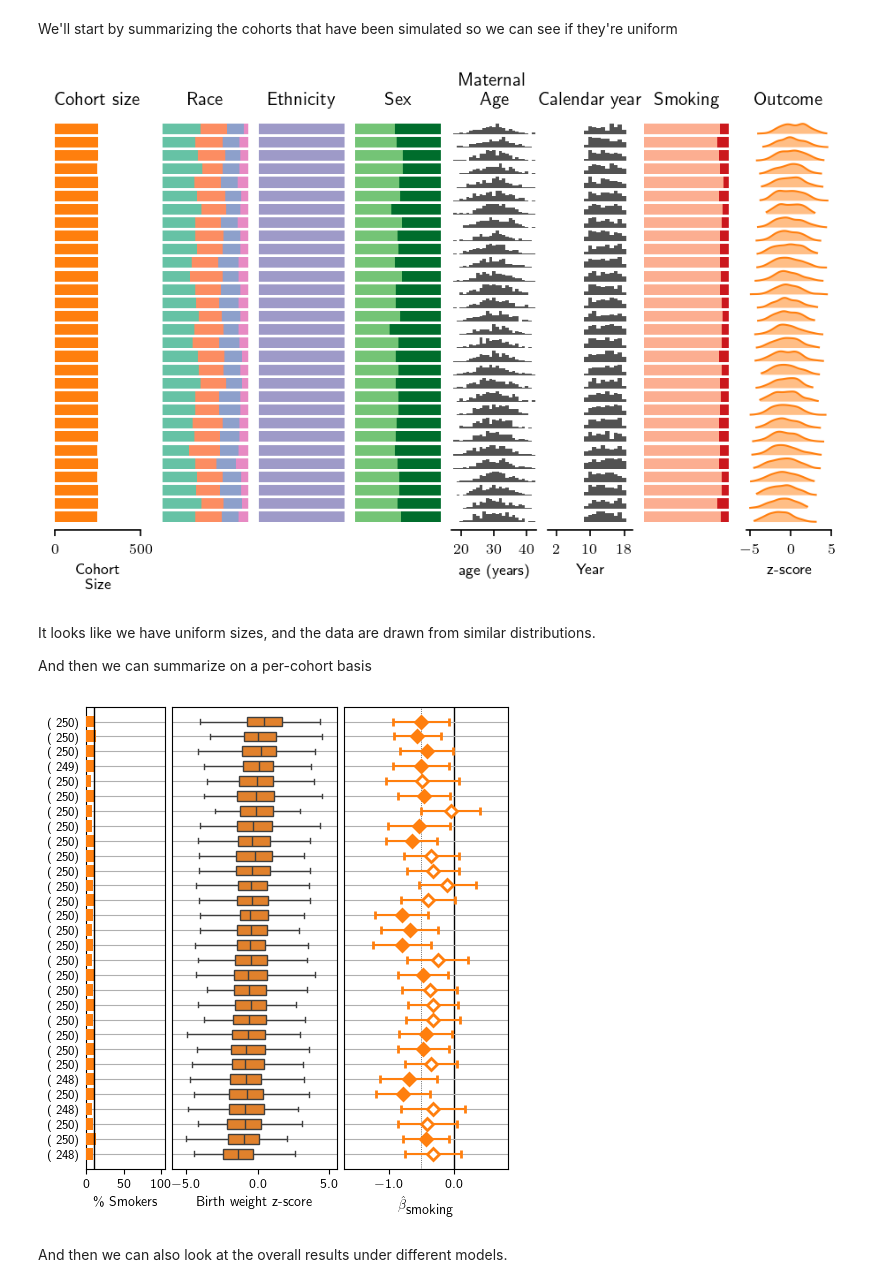
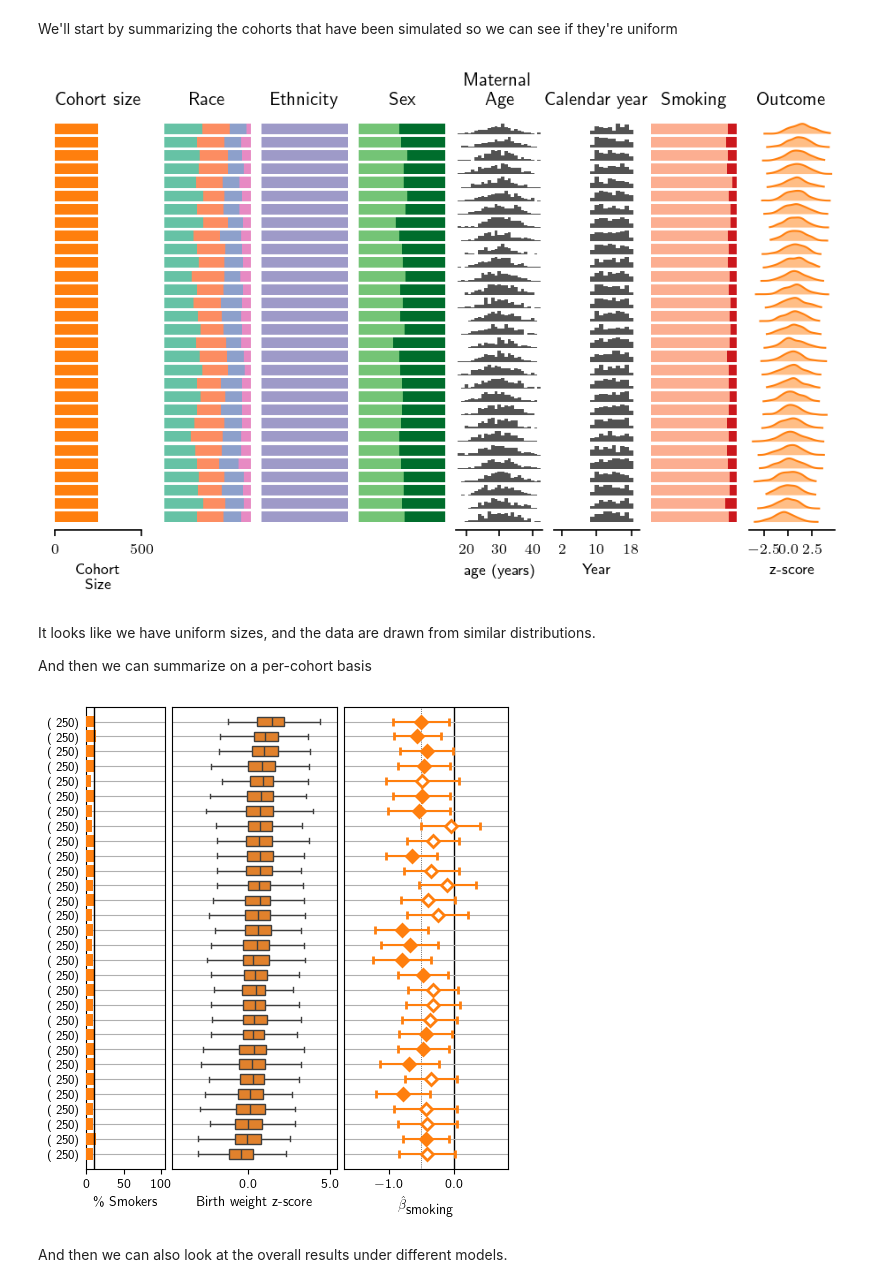
Before and after one commit to jwdebelius/theseus-autopsy, a Jupyter notebook: ipynb/Simulations.ipynb, the cells around one changed output. Saved outputs shown, nothing was run; the diff lists cells and outputs as text; code cells hidden in the pictures.

```diff
--- a/ipynb/Simulations.ipynb
+++ b/ipynb/Simulations.ipynb
@@ -284,10 +285,10 @@ For the outcome, we'll start with a set of confounders. These are coded based on
 slopes = pd.Series({
     'Intercept': 0,
     'C(sex)[T.1]': 0.5,
-     'C(race)[T.1]': -2,
-     'C(race)[T.2]': -2,
-     'C(race)[T.3]': 1,
-     'C(ethnicity)[T.1]': -0.25,
+     'C(race)[T.1]': -0.5,
+     'C(race)[T.2]': 0.5,
+     'C(race)[T.3]': 0.75,
+     'C(ethnicity)[T.1]': 0.25,
      'year': -0.025,
      'm_age': 0.025,
 })
@@ -335,7 +336,7 @@ To be able to have an interclass correlation, we add a random  error term for th
 
 There's a pre-written function, `convert_icc_to_g_var_no_slope` which converts a seed ICC to an appropriate $\sigma^{2}_{cohort}$ value.
 # %%
-goal_iccs = [0, 0.005, 0.01, 0.05, 0.1, 0.15, 0.4, 0.7, 0.9]
+goal_iccs = [0, 0.005, 0.01, 0.025, 0.05, 0.1, 0.15, 0.2, 0.4, 0.7, 0.9, 0.99]
 
 seed_var = {icc: bw_ana.convert_icc_to_g_var_no_slope(icc)
             for icc in goal_iccs}
@@ -628,7 +632,7 @@ fig00a = plt.figure(dpi=150, constrained_layout=True, figsize=(6, 4))
 exp_plots.summarize_simulated_cohorts(fig00a, example_data00)
 fig00a
 # %% [output]
-[figure, old version]
+[figure, new version]
 # %% [markdown]
 It looks like we have uniform sizes, and the data are drawn from similar distributions.
 
@@ -637,13 +641,13 @@ And then we can summarize on a per-cohort basis
 left, right, main_lims, (lo_min, lo_max), (hi_min, hi_max) = \
     exp_plots.calculate_example_scale(example_params00, lim_scale=0.85)
 
-fig_00b = plt.figure(dpi=100, constrained_layout=0,
+fig00b = plt.figure(dpi=100, constrained_layout=0,
                   figsize=(6, 6), facecolor='w')
 
-gs = fig_00b.add_gridspec(4, 11)
-ax01 = fig_00b.add_subplot(gs[:, 3:7])
-ax00 = fig_00b.add_subplot(gs[:, 1:3], sharey=ax01)
-ax02 = fig_00b.add_subplot(gs[:, 7:], sharey=ax01)
+gs = fig00b.add_gridspec(4, 11)
+ax01 = fig00b.add_subplot(gs[:, 3:7])
+ax00 = fig00b.add_subplot(gs[:, 1:3], sharey=ax01)
+ax02 = fig00b.add_subplot(gs[:, 7:], sharey=ax01)
 
 
 exp_plots.plot_weight_dist(ax1=ax01,
@@ -655,35 +659,35 @@ exp_plots.plot_weight_dist(ax1=ax01,
 exp_plots.plot_perc(ax00, example_summary00)
 
 exp_plots.plot_bars(ax2=ax02,
                     example_summary=example_summary00,
                     lim_min=main_lims[0],
                     lim_max=main_lims[1],
                     left=left,
                     right=right,
                     effect=-0.5,
                     # markeredgewidth=1,
                     # linewidth=1,
                     # markersize=4,
                     )
 
 _ = ax00.set_yticks(example_summary00['x_pos'])
 ax00.set_yticklabels([f'({x:>4.0f})' for x in example_summary00['count']])
 ax00.yaxis.set_tick_params(labelleft=True, labelsize=9)
 ax01.set_xlim(ax01.get_xlim()[0] - np.diff(ax01.get_xlim()) * 0.05,
               ax01.get_xlim()[1] + np.diff(ax01.get_xlim()) * 0.05)
 
 # ax00.set_xticks(np.linspace(0, 1, 3))
 ax01.xaxis.set_major_formatter(ticker.StrMethodFormatter('{x:1.1f}'))
 ax02.xaxis.set_major_formatter(ticker.StrMethodFormatter('{x:1.1f}'))
 
 ax01.set_ylabel('Cohort', size=12)
 ax01.yaxis.get_label().set_visible(False)
 ax00.yaxis.get_label().set_visible(True)
 ax00.set_ylim(ax00.get_ylim()[::-1])
 _ = ax02.set_xlabel('$\\hat{{\\beta}}_{\\textsf{smoking}}$')
-fig_00b
+fig00b
 # %% [output]
-[figure, old version]
+[figure, new version]
 # %% [markdown]
 And then we can also look at the overall results under different models.
 # %%
```
Also changed, not shown: parts of 67 cells of this notebook.
